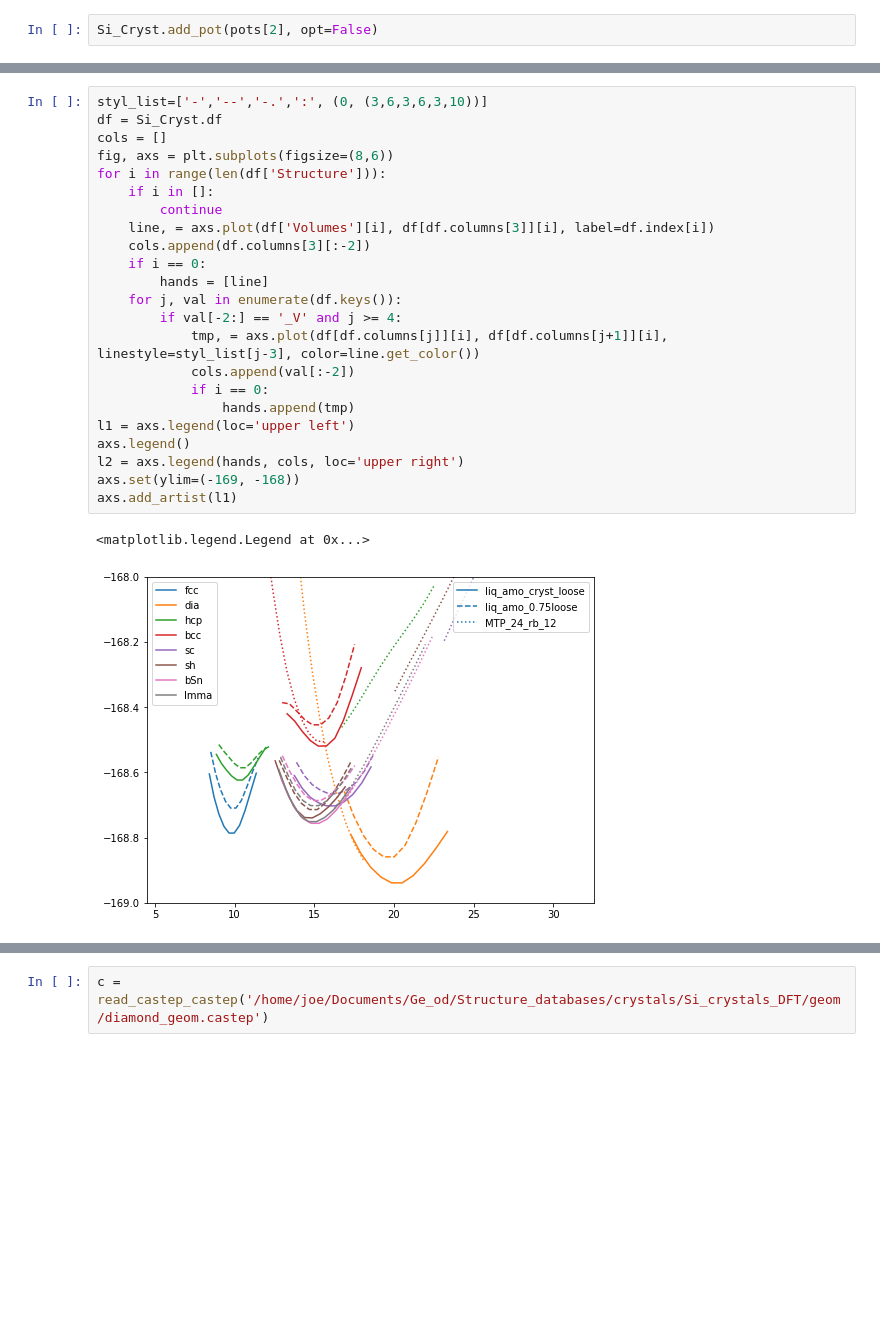
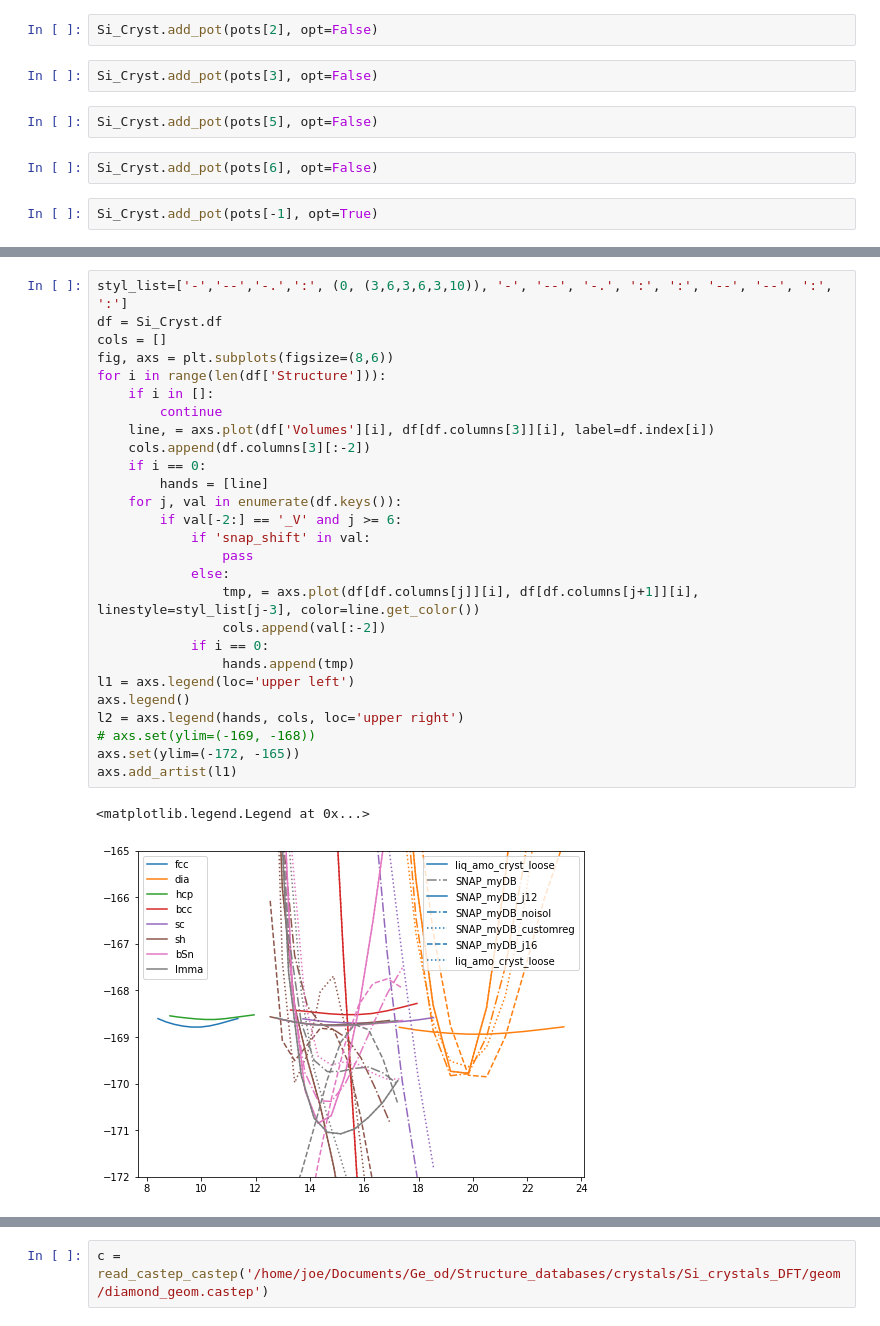
Before and after one commit to MorrowChem/Ge_analysis_local, a Jupyter notebook: crystal_predictions_analysis.ipynb, the cells around one changed output, grey strips where cells are left out. Drawn from its saved outputs; the diff is of its cells as text; blank space fills up the shorter version.

Commit message:
Started producing paper figures

```diff
--- a/crystal_predictions_analysis.ipynb
+++ b/crystal_predictions_analysis.ipynb
@@ -336,2 +357,10 @@ pot liq_amo_0.75loose done
 # %%
 Si_Cryst.add_pot(pots[2], opt=False)
+# %%
+Si_Cryst.add_pot(pots[3], opt=False)
+# %%
+Si_Cryst.add_pot(pots[5], opt=False)
+# %%
+Si_Cryst.add_pot(pots[6], opt=False)
+# %%
+Si_Cryst.add_pot(pots[-1], opt=True)
@@ -352,26 +396,30 @@ struct sh done
 # %%
-styl_list=['-','--','-.',':', (0, (3,6,3,6,3,10))]
+styl_list=['-','--','-.',':', (0, (3,6,3,6,3,10)), '-', '--', '-.', ':', ':', '--', '--', ':', ':']
 df = Si_Cryst.df
 cols = []
 fig, axs = plt.subplots(figsize=(8,6))
 for i in range(len(df['Structure'])):
     if i in []:
         continue
     line, = axs.plot(df['Volumes'][i], df[df.columns[3]][i], label=df.index[i])
     cols.append(df.columns[3][:-2])
     if i == 0:
         hands = [line]
     for j, val in enumerate(df.keys()):
-        if val[-2:] == '_V' and j >= 4:
-            tmp, = axs.plot(df[df.columns[j]][i], df[df.columns[j+1]][i], linestyle=styl_list[j-3], color=line.get_color())
-            cols.append(val[:-2])
+        if val[-2:] == '_V' and j >= 6:
+            if 'snap_shift' in val:
+                pass
+            else:
+                tmp, = axs.plot(df[df.columns[j]][i], df[df.columns[j+1]][i], linestyle=styl_list[j-3], color=line.get_color())
+                cols.append(val[:-2])
             if i == 0:
                 hands.append(tmp)
 l1 = axs.legend(loc='upper left')
 axs.legend()
 l2 = axs.legend(hands, cols, loc='upper right')
-axs.set(ylim=(-169, -168))
+# axs.set(ylim=(-169, -168))
+axs.set(ylim=(-172, -165))
 axs.add_artist(l1)
 # %% [output]
 <matplotlib.legend.Legend at 0x...>
-[figure, old version]
+[figure, new version]
```
Also changed, not shown: parts of 33 cells of this notebook, 13 other files.
